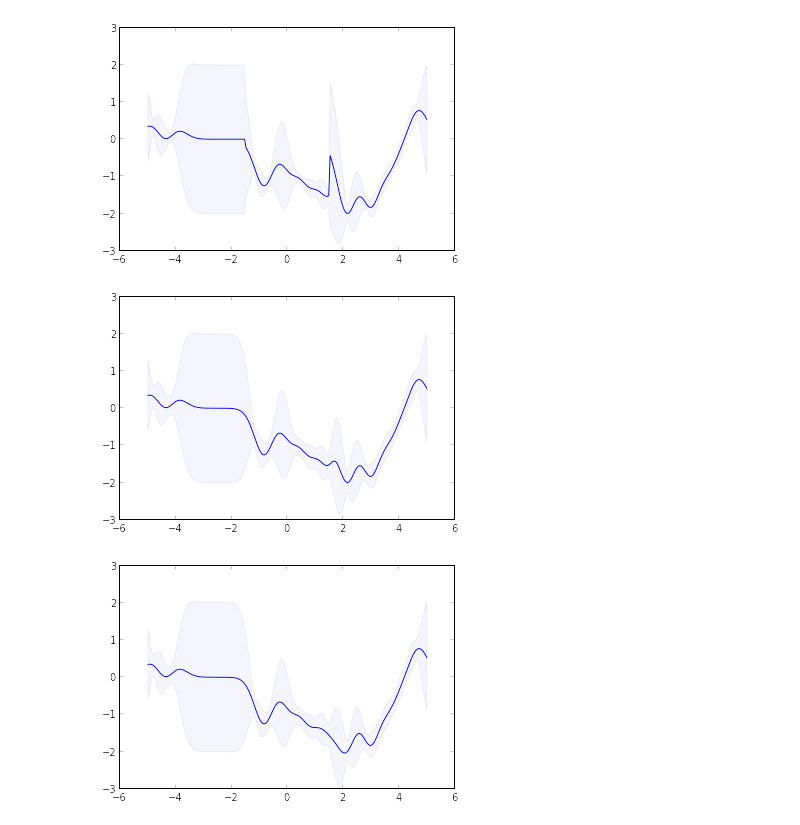
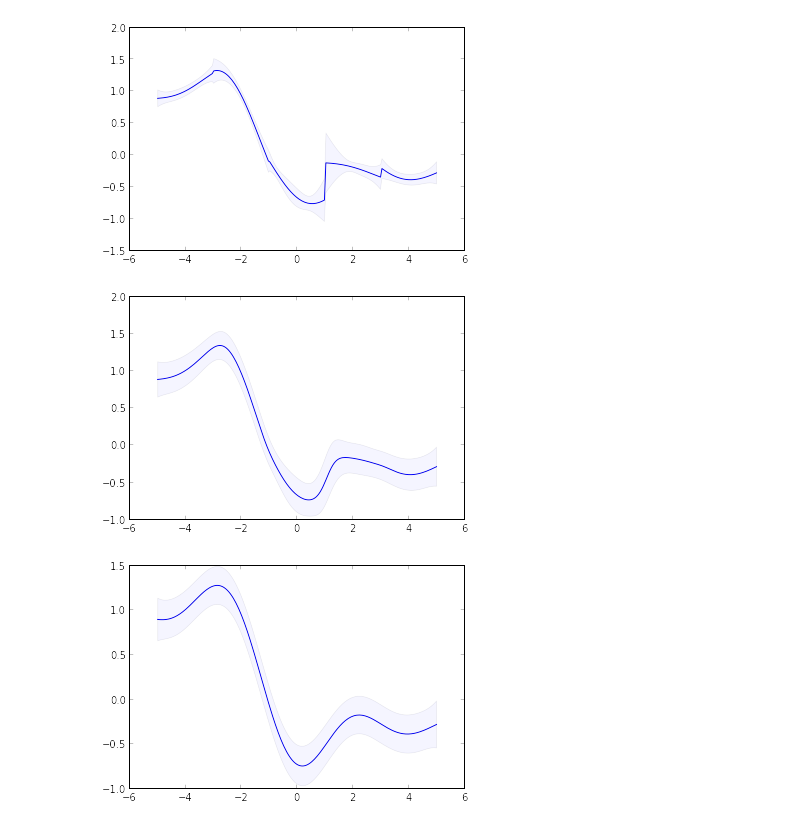
Before and after one commit to davmre/sigvisa, a Jupyter notebook: notebooks/gplvm_local.ipynb, the cells around one changed output. Cells and saved outputs as stored; diff of their text form; code cells hidden in the pictures.

```diff
--- a/notebooks/gplvm_local.ipynb
+++ b/notebooks/gplvm_local.ipynb
@@ -14,18 +14,19 @@ def plot_std(x, y, stds):
     fill_between(x, y, y-2*stds, facecolor='blue', alpha=0.2)
 # %%
 # sample data from the prior
-np.random.seed(0)
-X = np.asarray(sorted(np.random.rand(20)*10-5)).reshape((-1,1))
+np.random.seed(1)
+X = np.asarray(sorted(np.random.rand(50)*10-5)).reshape((-1,1))
+
 
 cov = GPCov(wfn_params=[1.0], dfn_params=[2.5,], dfn_str="euclidean", wfn_str="se")
 noise_var = 0.01
 #true_theta = [1.0, 0.5]
 KK = mcov(X, cov, noise_var) #cov_matrix(X, X, true_theta) + np.eye(X.shape[0])*noise_var
 
-y = scipy.stats.multivariate_normal(mean=np.zeros((X.shape[0],)), cov=KK).rvs(1)
+y = scipy.stats.multivariate_normal(mean=np.zeros((X.shape[0],)), cov=KK).rvs(5)
 YY = np.dot(y.T, y)
 #y = np.array([prior_sample(X, cov, noise_var) for i in range(5)])
 
 for i in range(y.shape[0]):
-    plot(X, y)
+    plot(X, y[i,:])
 # %% [output]
@@ -33,30 +42,28 @@ for i in range(y.shape[0]):
 # %%
 def vec(scalar):
     return np.array((scalar,), dtype=np.float)
 
-cov = GPCov(wfn_params=[1.0], dfn_params=[0.5,], dfn_str="euclidean", wfn_str="se")
-#centers = [vec(-4), vec(-2), vec(0), vec(2), vec(4)]
-centers = [vec(-3), vec(0), vec(3)]
+centers = [vec(-4), vec(-2), vec(0), vec(2), vec(4)]
+#centers = [vec(-3), vec(0), vec(3)]
 n_blocks = len(centers)
 block_covs = []
-lgps = LocalGPs(block_centers=centers, cov_block_params = [(noise_var, 1.0, 0.5)]*n_blocks, X=X, y=y)
+lgps = LocalGPs(block_centers=centers, cov_block_params = [(noise_var, 1.0, 2.5)]*n_blocks, X=X, y=y[0,:])
 
-xpred = np.linspace(-5, 5, 200).reshape((-1, 1))
 ypred = lgps.predict(xpred)
 stds = np.sqrt(np.diag(lgps.covariance(xpred)))
 plot_std(xpred, ypred, stds)
 # %% [output]
-[figure, old version]
+[figure, new version]
 # %%
-bcm = BCM(test_cov=cov, block_centers=centers, cov_block_params = [(noise_var, 1.0, 0.5)]*n_blocks, X=X, y=y)
+bcm = BCM(test_cov=cov, block_centers=centers, cov_block_params = [(noise_var, 1.0, 2.5)]*n_blocks, X=X, y=y[0,:])
 means, vs = bcm.predict_dist(xpred, diag=True)
 stds = np.sqrt(vs)
 plot_std(xpred, np.array(means), stds)
 
 figure()
-m, c = bcm.predict_dist(xpred, noise_var=0.01)
+m, c = bcm.predict_dist(xpred, noise_var=noise_var)
 stds = np.sqrt(np.diag(c))
 plot_std(xpred, np.array(m), stds)
 # %% [output]
-[figure, old version]
+[figure, new version]
-[figure, old version]
+[figure, new version]
```
Also changed, not shown: parts of 26 cells of this notebook, 2 other files.
